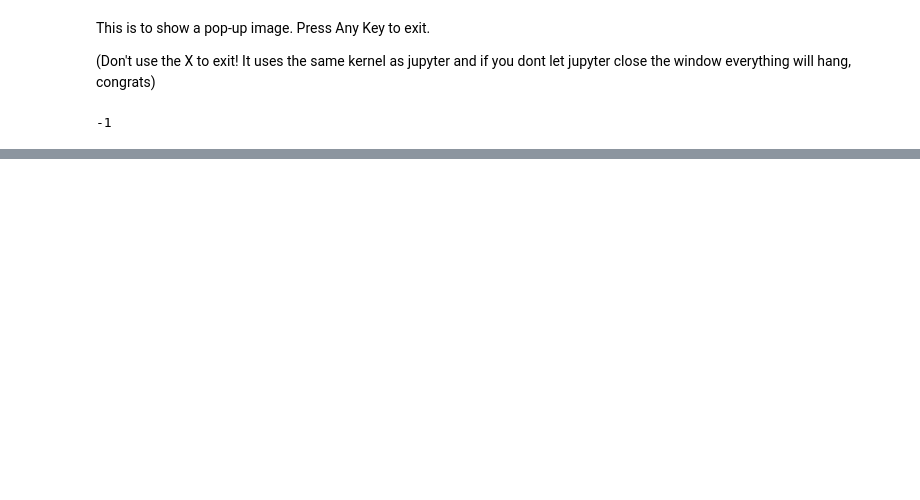
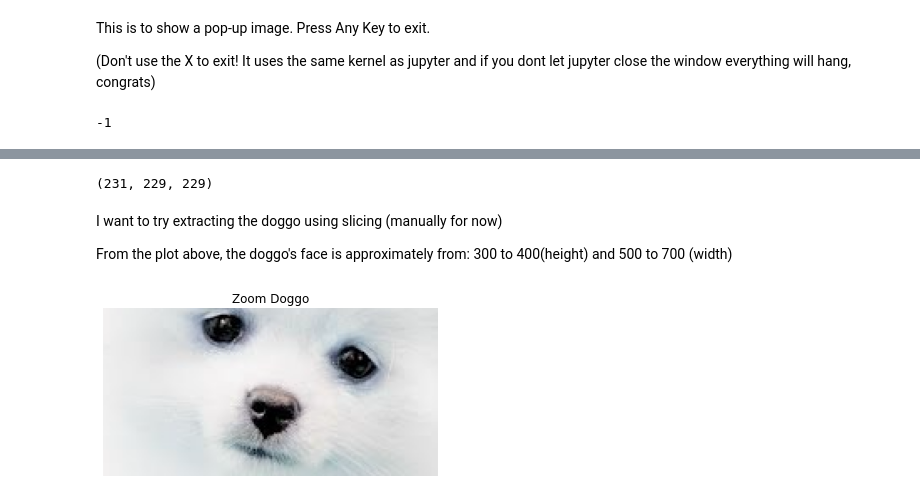
Before and after one commit to variii/CVprojects, a Jupyter notebook: tutorial1.ipynb, the cells around one changed output, grey strips where cells are left out. Saved outputs shown, nothing was run; the diff lists cells and outputs as text; code cells hidden in the pictures; blank space fills up the shorter version.

```diff
--- a/tutorial1.ipynb
+++ b/tutorial1.ipynb
@@ -33,0 +43,13 @@ h,w,d
+# %%
+def cvplot(img,title):
+    plt.imshow(img)
+    plt.axis('off')
+    plt.tick_params(
+        axis = 'both',      # changes apply to both
+        which='both',      # both major and minor ticks are affected
+        bottom=False,      # ticks along the bottom edge are off
+        top=False,         # ticks along the top edge are off
+        labelbottom=False,
+        labeltop = False) # labels along the bottom edge are off
+    plt.title(title)
+    plt.show()
@@ -33,0 +64,15 @@ h,w,d
+# %%
+import math
+b,g,r = img[math.ceil(h/2),math.ceil(w/2)]
+b,g,r
+# %% [output]
+(231, 229, 229)
+# %% [markdown]
+I want to try extracting the doggo using slicing (manually for now)
+
+From the plot above, the doggo's face is approximately from: 300 to 400(height) and 500 to 700 (width)
+# %%
+cvplot(img[300:400,500:700],'Zoom Doggo')
+# plt.show()
+# %% [output]
+[figure, added]
```
Also changed, not shown: parts of 31 cells of this notebook.
